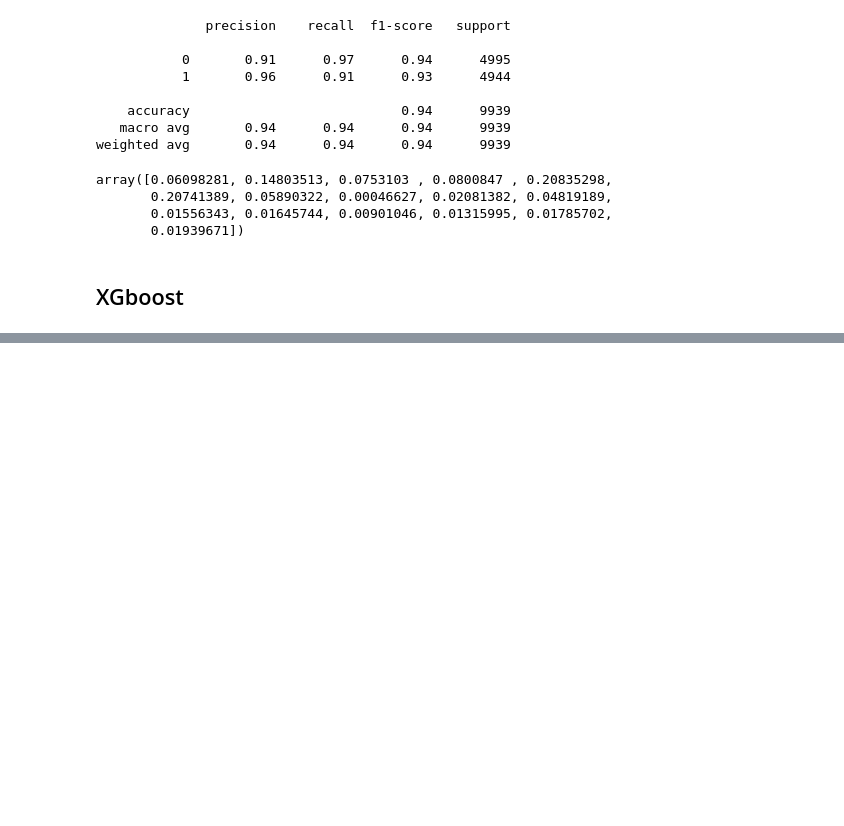
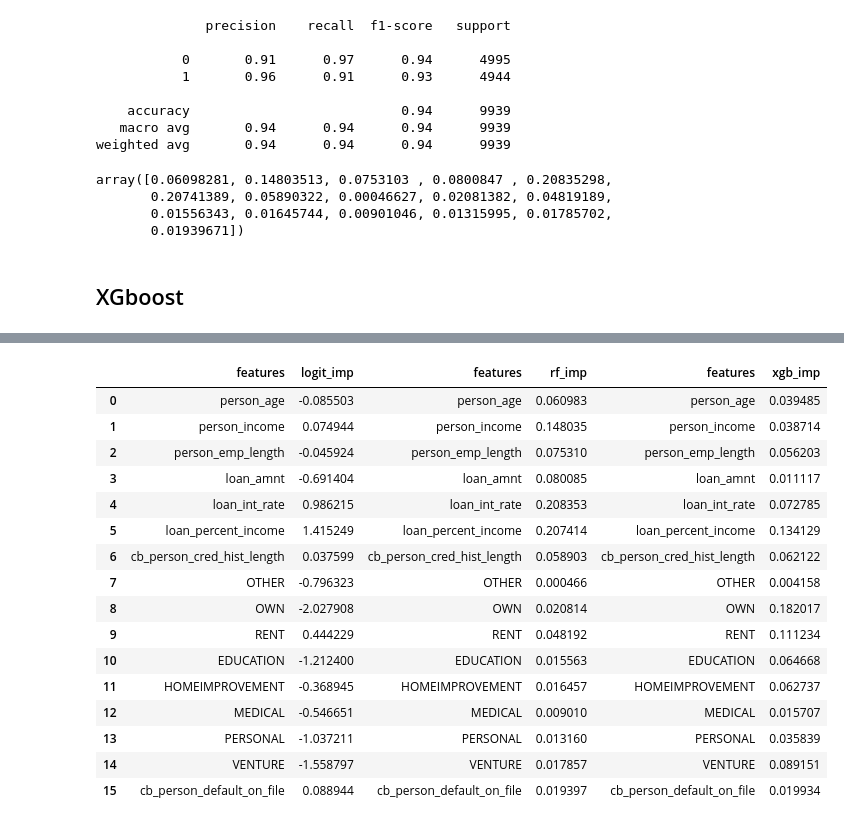
Before and after one commit to MuhammedJ7/Credit-Risk-Assesment-Model, a Jupyter notebook: Master Credit Risk.ipynb, the cells around one changed output, grey strips where cells are left out. Saved outputs shown, nothing was run; the diff lists cells and outputs as text; code cells hidden in the pictures; blank space fills up the shorter version.

Commit message:
feature importance

```diff
--- a/Master Credit Risk.ipynb
+++ b/Master Credit Risk.ipynb
@@ -277,3 +277,8 @@ array([0.06098281, 0.14803513, 0.0753103 , 0.0800847 , 0.20835298,
 features_imp_rf = pd.DataFrame ({'features' :balanced_features.columns,'rf_imp' : rf.feature_importances_})
 # %% [markdown]
 ## XGboost
+# %%
+xgb_model = XGBClassifier(tree_method = 'exact')
+# %%
+#model.fit(x,y.values,ravel())
+xgb_model.fit(x_train,y_train.values.ravel())
@@ -279,0 +317,3 @@ features_imp_rf = pd.DataFrame ({'features' :balanced_features.columns,'rf_imp'
+# %%
+features_imp_xgb = pd.DataFrame ({'features' :balanced_features.columns,'xgb_imp' : xgb_model.feature_importances_})
+features_imp_xgb.sort_values(by= 'xgb_imp', ascending=False)
@@ -279,0 +338,21 @@ features_imp_rf = pd.DataFrame ({'features' :balanced_features.columns,'rf_imp'
+# %%
+features_imp=pd.concat([features_imp_logit,features_imp_rf,features_imp_xgb],axis=1)
+features_imp
+# %% [output]
+|  | features | logit_imp | features | rf_imp | features | xgb_imp |
+| 0 | person_age | -0.085503 | person_age | 0.060983 | person_age | 0.039485 |
+| 1 | person_income | 0.074944 | person_income | 0.148035 | person_income | 0.038714 |
+| 2 | person_emp_length | -0.045924 | person_emp_length | 0.075310 | person_emp_length | 0.056203 |
+| 3 | loan_amnt | -0.691404 | loan_amnt | 0.080085 | loan_amnt | 0.011117 |
+| 4 | loan_int_rate | 0.986215 | loan_int_rate | 0.208353 | loan_int_rate | 0.072785 |
+| 5 | loan_percent_income | 1.415249 | loan_percent_income | 0.207414 | loan_percent_income | 0.134129 |
+| 6 | cb_person_cred_hist_length | 0.037599 | cb_person_cred_hist_length | 0.058903 | cb_person_cred_hist_length | 0.062122 |
+| 7 | OTHER | -0.796323 | OTHER | 0.000466 | OTHER | 0.004158 |
+| 8 | OWN | -2.027908 | OWN | 0.020814 | OWN | 0.182017 |
+| 9 | RENT | 0.444229 | RENT | 0.048192 | RENT | 0.111234 |
+| 10 | EDUCATION | -1.212400 | EDUCATION | 0.015563 | EDUCATION | 0.064668 |
+| 11 | HOMEIMPROVEMENT | -0.368945 | HOMEIMPROVEMENT | 0.016457 | HOMEIMPROVEMENT | 0.062737 |
+| 12 | MEDICAL | -0.546651 | MEDICAL | 0.009010 | MEDICAL | 0.015707 |
+| 13 | PERSONAL | -1.037211 | PERSONAL | 0.013160 | PERSONAL | 0.035839 |
+| 14 | VENTURE | -1.558797 | VENTURE | 0.017857 | VENTURE | 0.089151 |
+| 15 | cb_person_default_on_file | 0.088944 | cb_person_default_on_file | 0.019397 | cb_person_default_on_file | 0.019934 |
```
Also changed, not shown: parts of 5 cells of this notebook.
